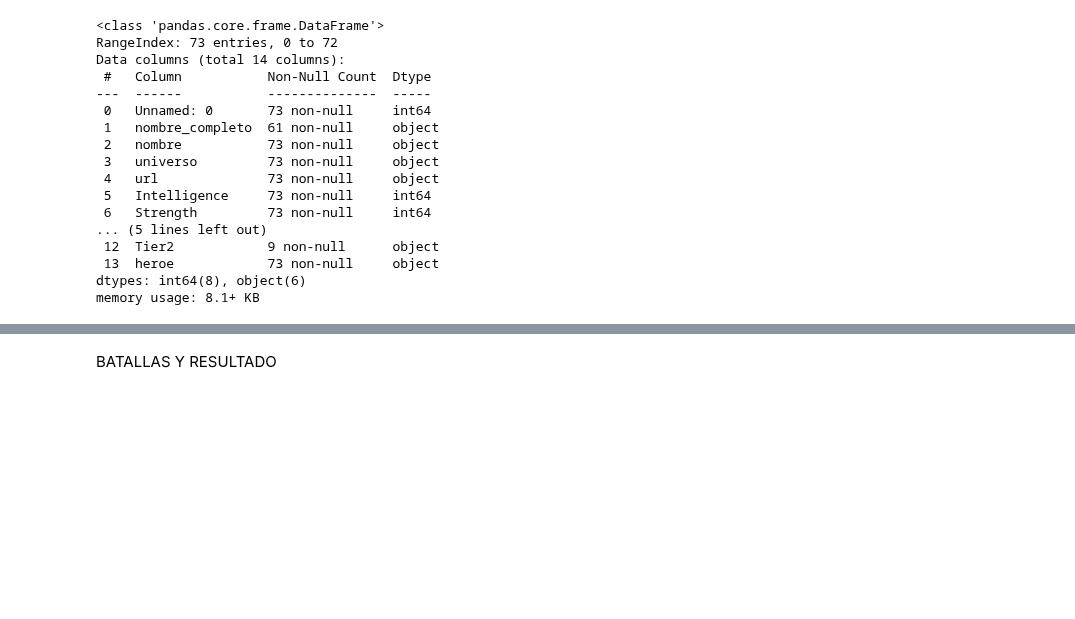
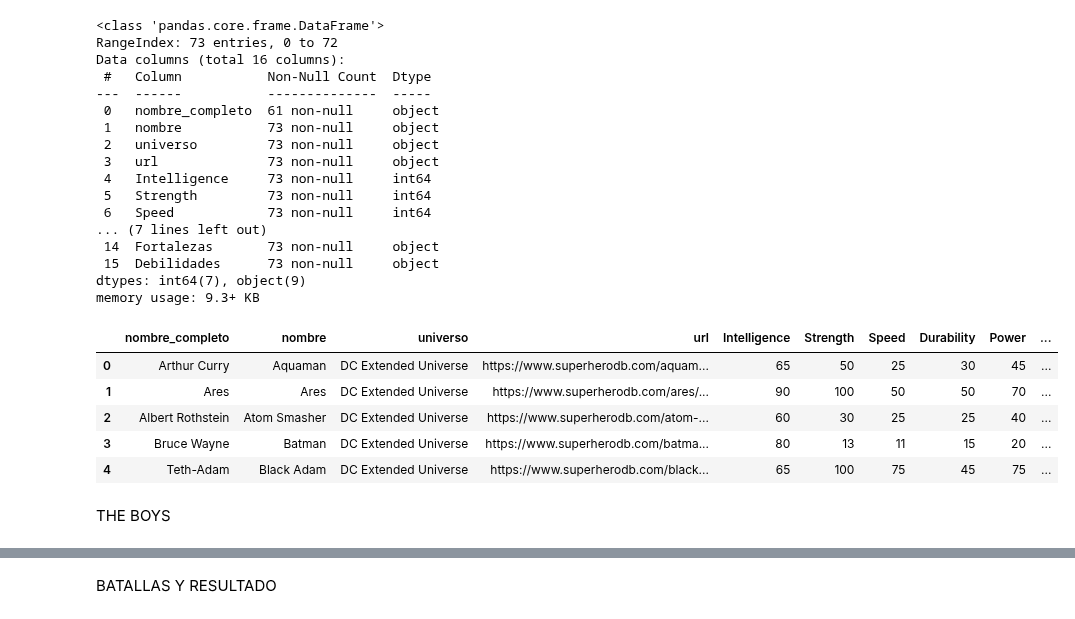
Before and after one commit to Lokhy87/Proyecto-Machine-Learning, a Jupyter notebook: dataset.ipynb, the cells around one changed output, grey strips where cells are left out. Drawn from its saved outputs; the diff is of its cells as text; code cells hidden in the pictures; blank space fills up the shorter version.

Commit message:
fortalezas y debilidades

```diff
--- a/dataset.ipynb
+++ b/dataset.ipynb
@@ -18,0 +22,3 @@ warnings.filterwarnings('ignore')
+# %%
+# Cargar data DC
+dc_df = pd.read_csv('./data/DC_extended_universe.csv')
@@ -19 +337,43 @@ warnings.filterwarnings('ignore')
+# %%
+# Asignar fortalezas y debilidades
+def assign_strenghs_weaknesses_DC(row):
+    hero_name = row['nombre']
+    if hero_name in strengths_weaknesses_DC:
+        return pd.Series([
+            strengths_weaknesses_DC[hero_name]['Fortalezas'],
+            strengths_weaknesses_DC[hero_name]['Debilidades']
+        ])
+    else:
+        return pd.Series([['Desconocido'], ['Desconocido']])
+# %%
+dc_df[['Fortalezas', 'Debilidades']] = dc_df.apply(assign_strenghs_weaknesses_DC, axis = 1)
+# %%
+dc_df.info()
+dc_df.head()
+# %% [output]
+<class 'pandas.core.frame.DataFrame'>
+RangeIndex: 73 entries, 0 to 72
+Data columns (total 16 columns):
+ #   Column           Non-Null Count  Dtype
+---  ------           --------------  -----
+ 0   nombre_completo  61 non-null     object
+ 1   nombre           73 non-null     object
+ 2   universo         73 non-null     object
+ 3   url              73 non-null     object
+ 4   Intelligence     73 non-null     int64
+ 5   Strength         73 non-null     int64
+ 6   Speed            73 non-null     int64
+... (7 lines left out)
+ 14  Fortalezas       73 non-null     object
+ 15  Debilidades      73 non-null     object
+dtypes: int64(7), object(9)
+memory usage: 9.3+ KB
+|  | nombre_completo | nombre | universo | url | Intelligence | Strength | Speed | Durability | Power | ... |
+| 0 | Arthur Curry | Aquaman | DC Extended Universe | https://www.superherodb.com/aquam... | 65 | 50 | 25 | 30 | 45 | ... |
+| 1 | Ares | Ares | DC Extended Universe | https://www.superherodb.com/ares/... | 90 | 100 | 50 | 50 | 70 | ... |
+| 2 | Albert Rothstein | Atom Smasher | DC Extended Universe | https://www.superherodb.com/atom-... | 60 | 30 | 25 | 25 | 40 | ... |
+| 3 | Bruce Wayne | Batman | DC Extended Universe | https://www.superherodb.com/batma... | 80 | 13 | 11 | 15 | 20 | ... |
+| 4 | Teth-Adam | Black Adam | DC Extended Universe | https://www.superherodb.com/black... | 65 | 100 | 75 | 45 | 75 | ... |
+# %% [markdown]
+THE BOYS
 # %%
@@ -21,20 +380,0 @@ df_DC = pd.read_csv('./data/heroes_dc_extended')
-# %%
-df_DC.info()
-# %% [output]
-<class 'pandas.core.frame.DataFrame'>
-RangeIndex: 73 entries, 0 to 72
-Data columns (total 14 columns):
- #   Column           Non-Null Count  Dtype
----  ------           --------------  -----
- 0   Unnamed: 0       73 non-null     int64
- 1   nombre_completo  61 non-null     object
- 2   nombre           73 non-null     object
- 3   universo         73 non-null     object
- 4   url              73 non-null     object
- 5   Intelligence     73 non-null     int64
- 6   Strength         73 non-null     int64
-... (5 lines left out)
- 12  Tier2            9 non-null      object
- 13  heroe            73 non-null     object
-dtypes: int64(8), object(6)
-memory usage: 8.1+ KB
```
Also changed, not shown: parts of 25 cells of this notebook, 8 other files.
